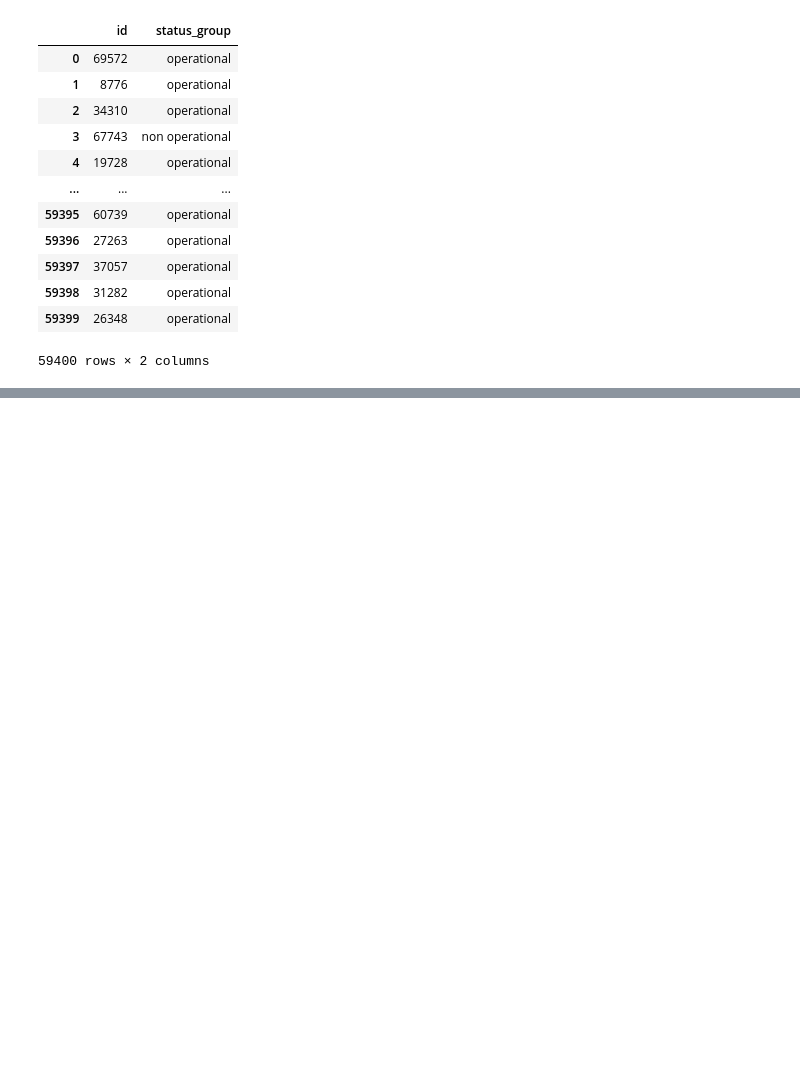
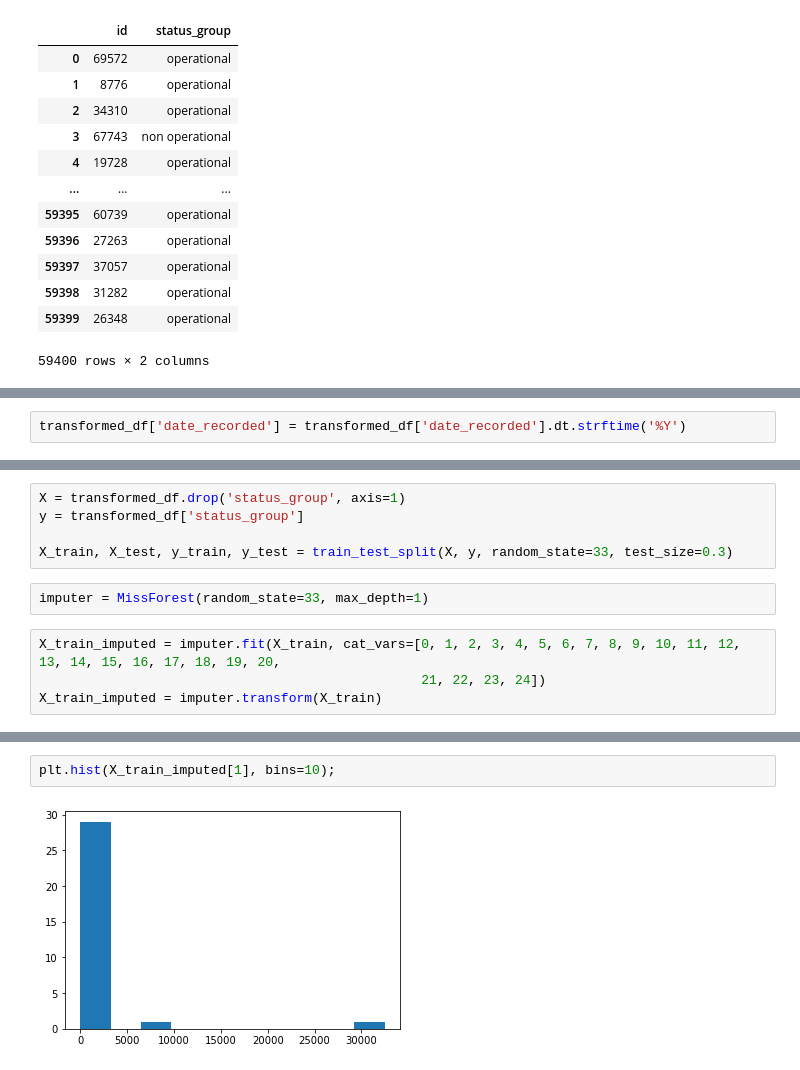
Before and after one commit to BobbyGerberick/Tanzanian_Water_Wells, a Jupyter notebook: Dev_Notebooks/ben_notebook.ipynb, the cells around one changed output, grey strips where cells are left out. Drawn from its saved outputs; the diff is of its cells as text; blank space fills up the shorter version.

```diff
--- a/Dev_Notebooks/ben_notebook.ipynb
+++ b/Dev_Notebooks/ben_notebook.ipynb
@@ -642,0 +742,2 @@ training_labels
+# %%
+transformed_df['date_recorded'] = transformed_df['date_recorded'].dt.strftime('%Y')
@@ -642,0 +761,11 @@ training_labels
+# %%
+X = transformed_df.drop('status_group', axis=1)
+y = transformed_df['status_group']
+
+X_train, X_test, y_train, y_test = train_test_split(X, y, random_state=33, test_size=0.3)
+# %%
+imputer = MissForest(random_state=33, max_depth=1)
+# %%
+X_train_imputed = imputer.fit(X_train, cat_vars=[0, 1, 2, 3, 4, 5, 6, 7, 8, 9, 10, 11, 12, 13, 14, 15, 16, 17, 18, 19, 20,
+                                                 21, 22, 23, 24])
+X_train_imputed = imputer.transform(X_train)
@@ -642,0 +799,4 @@ training_labels
+# %%
+plt.hist(X_train_imputed[1], bins=10);
+# %% [output]
+[figure, added]
```
Also changed, not shown: parts of 26 cells of this notebook.
